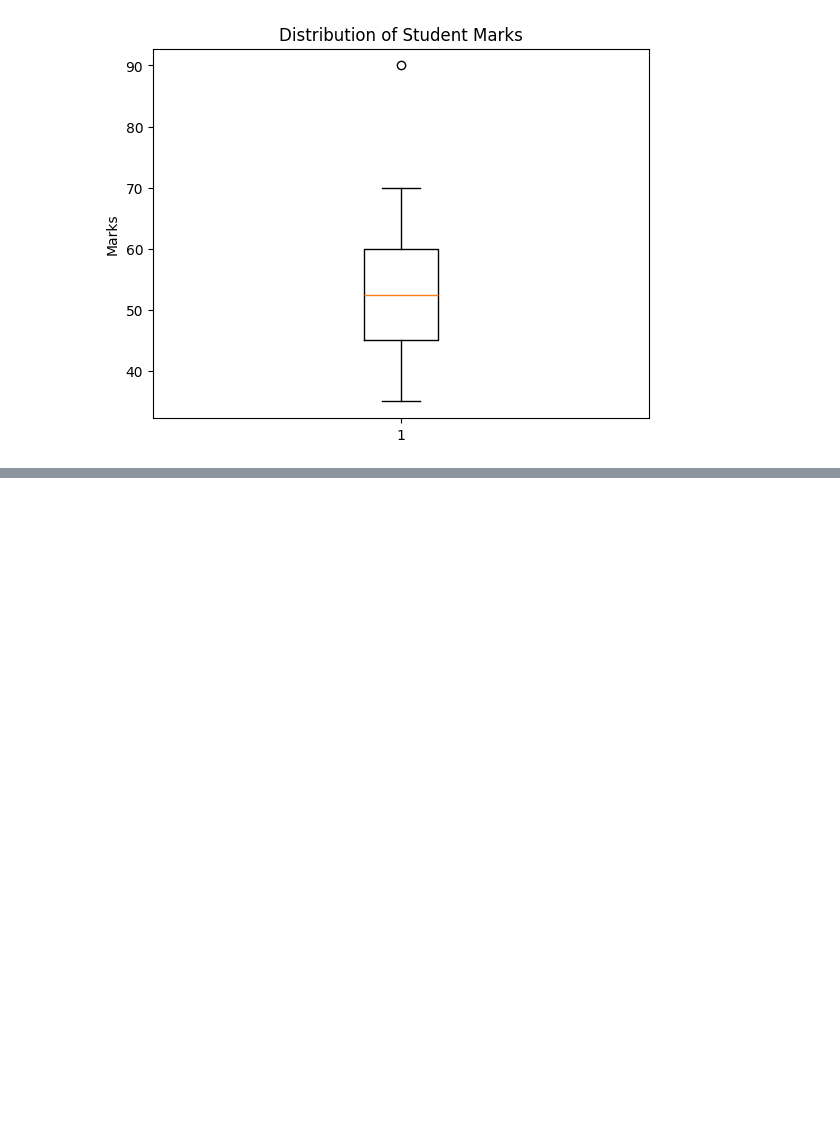
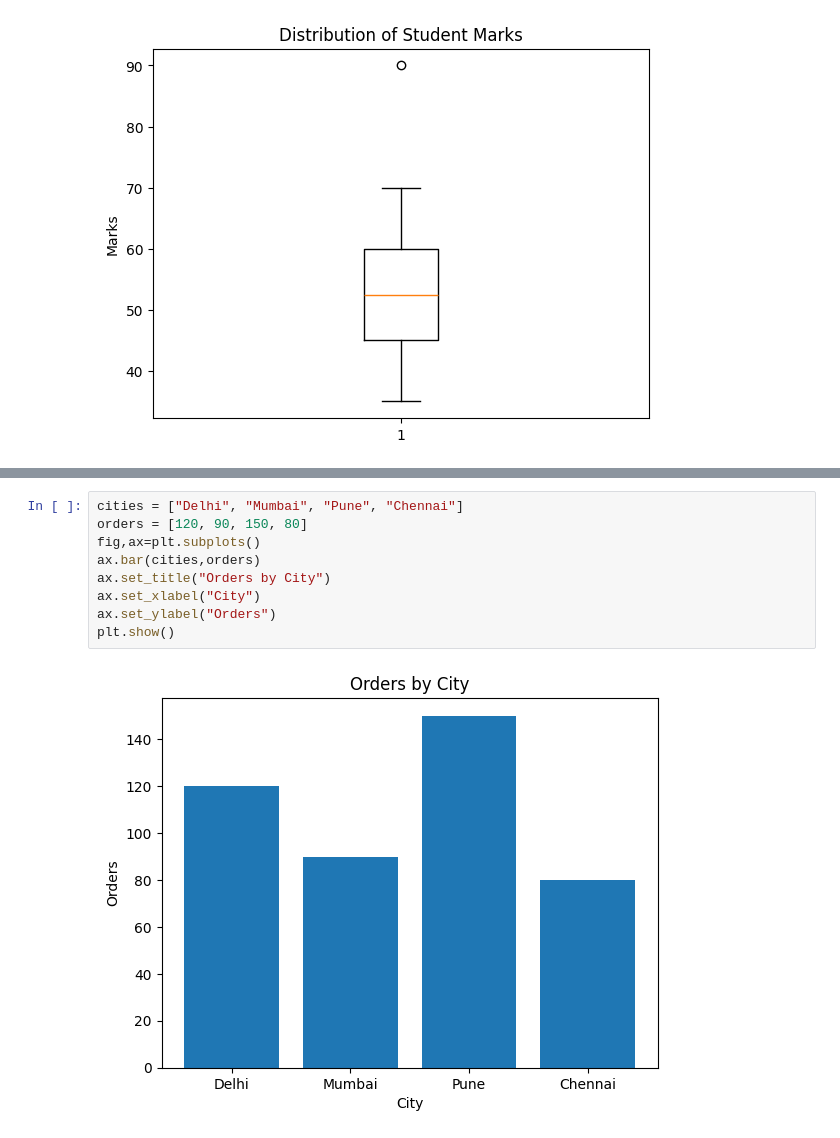
Before and after one commit to anshumanshukl1605/question-practice-, a Jupyter notebook: session16.ipynb, the cells around one changed output, grey strips where cells are left out. Drawn from its saved outputs; the diff is of its cells as text; blank space fills up the shorter version.

```diff
--- a/session16.ipynb
+++ b/session16.ipynb
@@ -257,0 +276,11 @@ plt.show()
+# %%
+cities = ["Delhi", "Mumbai", "Pune", "Chennai"]
+orders = [120, 90, 150, 80]
+fig,ax=plt.subplots()
+ax.bar(cities,orders)
+ax.set_title("Orders by City")
+ax.set_xlabel("City")
+ax.set_ylabel("Orders")
+plt.show()
+# %% [output]
+[figure, added]
```
Also changed, not shown: parts of 10 cells of this notebook.
